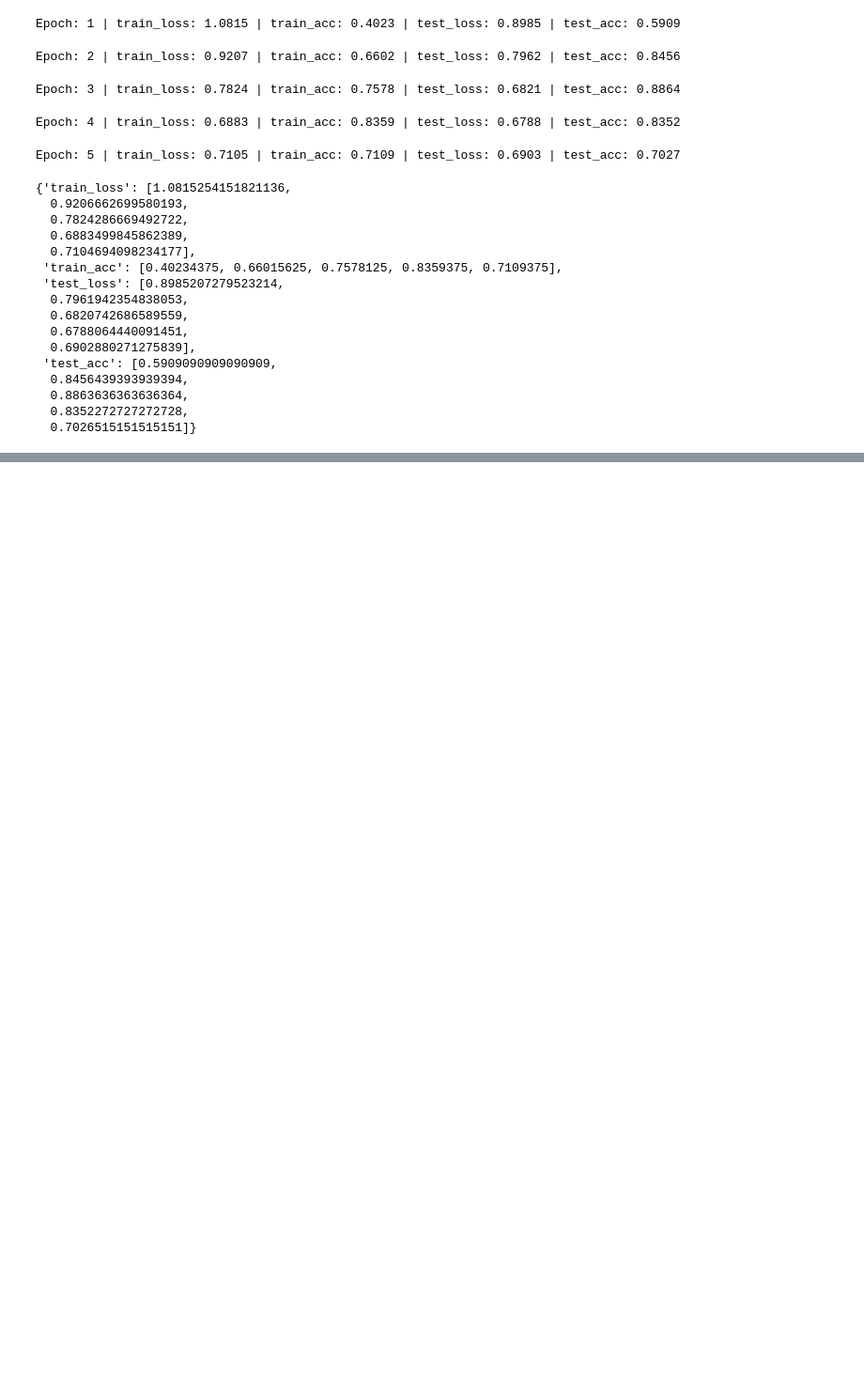
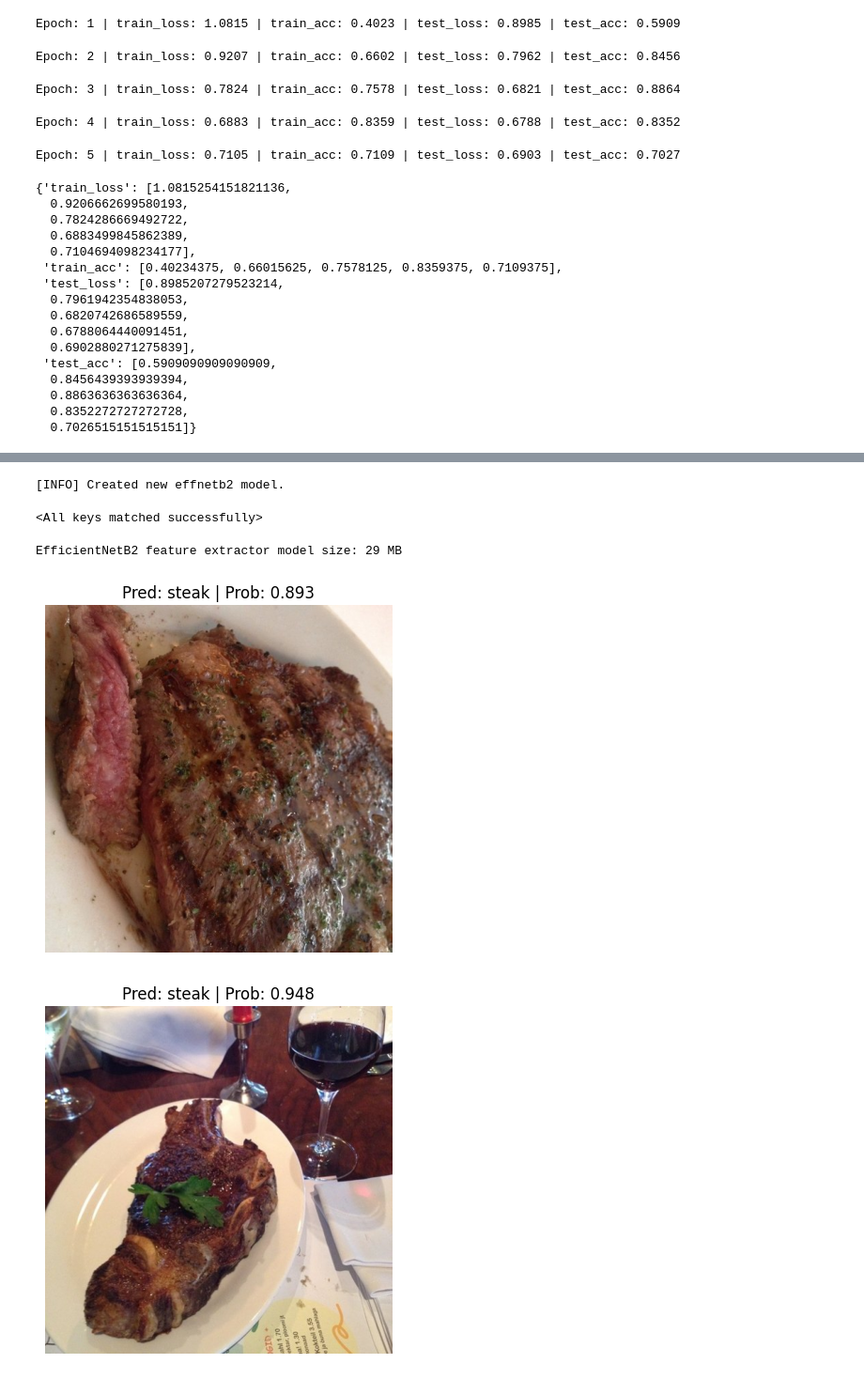
Before and after one commit to suhridgit/pytorchZeroToMastery, a Jupyter notebook: 07_pytorch_experiment_tracking.ipynb, the cells around one changed output, grey strips where cells are left out. Shown at 94% size. Saved outputs shown, nothing was run; the diff lists cells and outputs as text; code cells hidden in the pictures; blank space fills up the shorter version.

```diff
--- a/07_pytorch_experiment_tracking.ipynb
+++ b/07_pytorch_experiment_tracking.ipynb
@@ -67,8 +69,6 @@ device = "mps" if torch.backends.mps.is_available() else "cpu"
 device
 # %% [output]
 'mps'
-# %%
-device = 'cpu'
 # %%
 # Set seeds
 def set_seeds(seed: int=42):
@@ -436,0 +620,13 @@ Reusing TensorBoard on port 6007 (pid 49006), started 0:17:39 ago. (Use '!kill 4
+# %%
+from torchvision import transforms
+
+# Create a transform to normalize data distribution to be inline with ImageNet
+normalize = transforms.Normalize(mean=[0.485, 0.456, 0.406], # values per colour channel [red, green, blue]
+                                 std=[0.229, 0.224, 0.225]) # values per colour channel [red, green, blue]
+
+# Compose transforms into a pipeline
+simple_transform = transforms.Compose([
+    transforms.Resize((224, 224)), # 1. Resize the images
+    transforms.ToTensor(), # 2. Turn the images into tensors with values between 0 & 1
+    normalize # 3. Normalize the images so their distributions match the ImageNet dataset
+])
@@ -436,0 +863,42 @@ Reusing TensorBoard on port 6007 (pid 49006), started 0:17:39 ago. (Use '!kill 4
+# %%
+# Setup the best model filepath
+best_model_path = "models/07_effnetb2_data_20_percent_10_epochs.pth"
+
+# Instantiate a new instance of EffNetB2 (to load the saved state_dict() to)
+best_model = create_effnetb2()
+
+# Load the saved best model state_dict()
+best_model.load_state_dict(torch.load(best_model_path))
+# %% [output]
+[INFO] Created new effnetb2 model.
+<All keys matched successfully>
+# %%
+# Check the model file size
+from pathlib import Path
+
+# Get the model size in bytes then convert to megabytes
+effnetb2_model_size = Path(best_model_path).stat().st_size // (1024*1024)
+print(f"EfficientNetB2 feature extractor model size: {effnetb2_model_size} MB")
+# %% [output]
+EfficientNetB2 feature extractor model size: 29 MB
+# %%
+# Import function to make predictions on images and plot them
+# See the function previously created in section: https://www.learnpytorch.io/06_pytorch_transfer_learning/#6-make-predictions-on-images-from-the-test-set
+from going_modular.going_modular.predictions import pred_and_plot_image
+
+# Get a random list of 3 images from 20% test set
+import random
+num_images_to_plot = 3
+test_image_path_list = list(Path(data_20_percent_path / "test").glob("*/*.jpg")) # get all test image paths from 20% dataset
+test_image_path_sample = random.sample(population=test_image_path_list,
+                                       k=num_images_to_plot) # randomly select k number of images
+
+# Iterate through random test image paths, make predictions on them and plot them
+for image_path in test_image_path_sample:
+    pred_and_plot_image(model=best_model,
+                        image_path=image_path,
+                        class_names=class_names,
+                        image_size=(224, 224))
+# %% [output]
+[figure, added]
+[figure, added]
```
Also changed, not shown: parts of 20 cells of this notebook, 4 other files.
